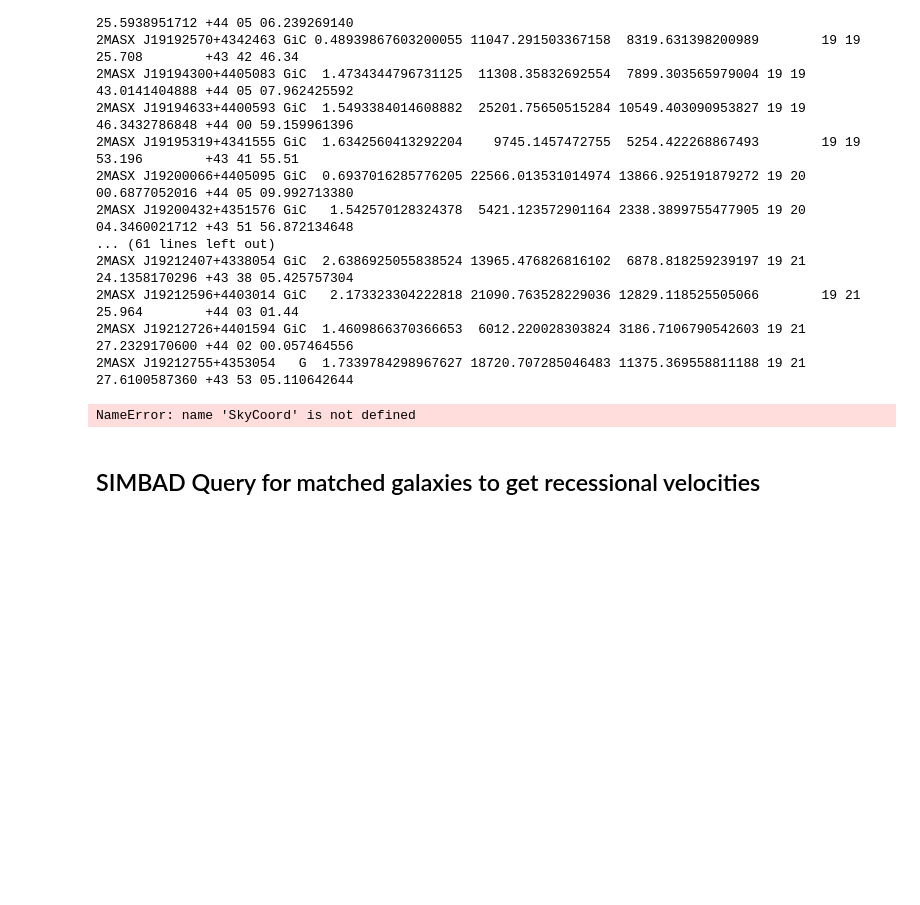
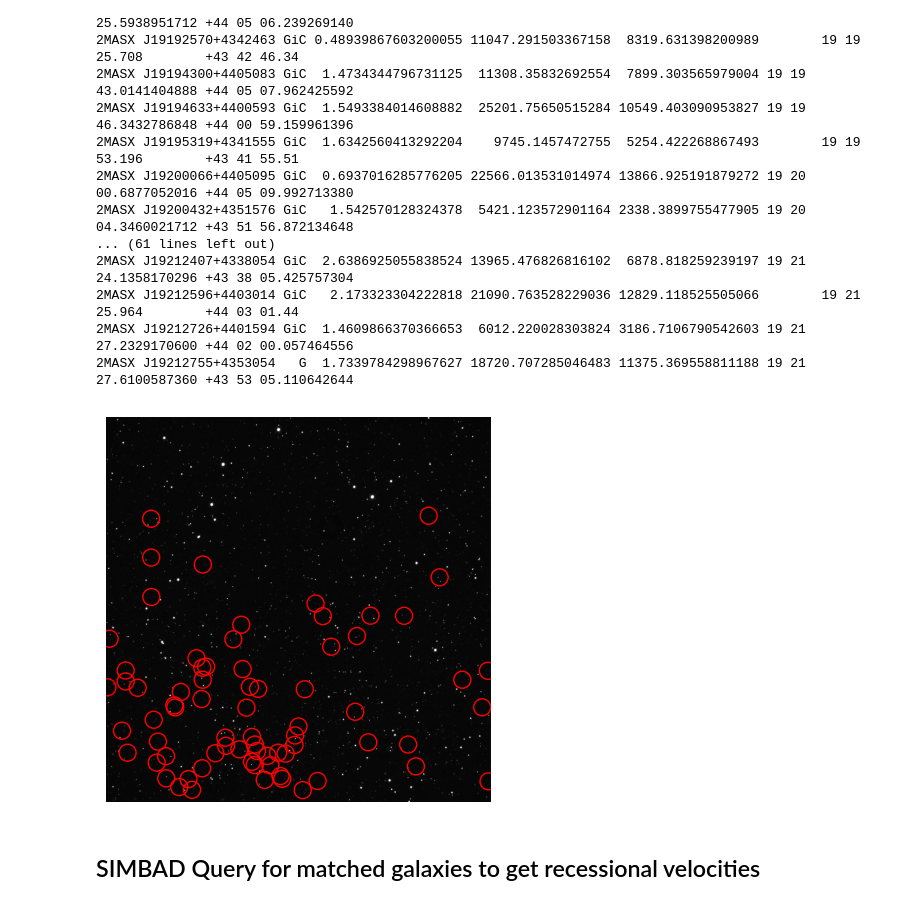
Before and after one commit to JackDavidMaher/THE-BOYZ-ARE-BACK, a Jupyter notebook: Astro_Labbook_2025.ipynb, the cells around one changed output. Drawn from its saved outputs; the diff is of its cells as text; code cells hidden in the pictures; blank space fills up the shorter version.

```diff
--- a/Astro_Labbook_2025.ipynb
+++ b/Astro_Labbook_2025.ipynb
@@ -1041,22 +1105,26 @@ final_table[final_cols].pprint_all()
 # %%
 matched_coords = SkyCoord(ra=final_table['RA'],
                           dec=final_table['Dec'],
                           unit=(u.hourangle, u.deg))
 
 ra = matched_coords.ra.deg
 dec = matched_coords.dec.deg
 
 pixel_coords = wcs.world_to_pixel_values(ra,dec)
-pixel_x = pixel_coords[0]
-pixel_y = pixel_coords[1]
+#pixel_x = pixel_coords[0]
+#pixel_y = pixel_coords[1]
+pixel_x = final_table['xcentroid']
+pixel_y = final_table['ycentroid']
 
 
-fig, ax = plt.subplots(1, 1, figsize=(10, 10))
+fig, ax = plt.subplots(1, 1, figsize=(5, 5))
 ax.imshow(subtracted_background.data, cmap='gray', vmin = -23, vmax = 1000)
-ax.scatter(pixel_x, pixel_y, marker='o', s=150, facecolors='none', edgecolors='red', lw=1.5, label='Matched SIMBAD Galaxies')
+ax.scatter(pixel_x, pixel_y, marker='o', s=150, facecolors='none', edgecolors='red', lw=1, label='Matched SIMBAD Galaxies')
+ax.axis('off')
+plt.savefig('identified_combined.png', bbox_inches='tight')
 plt.show()
 # %% [output]
-NameError: name 'SkyCoord' is not defined
+[figure, added]
 # %% [markdown]
 ## SIMBAD Query for matched galaxies to get recessional velocities
 # %%
```
Also changed, not shown: parts of 28 cells of this notebook.
